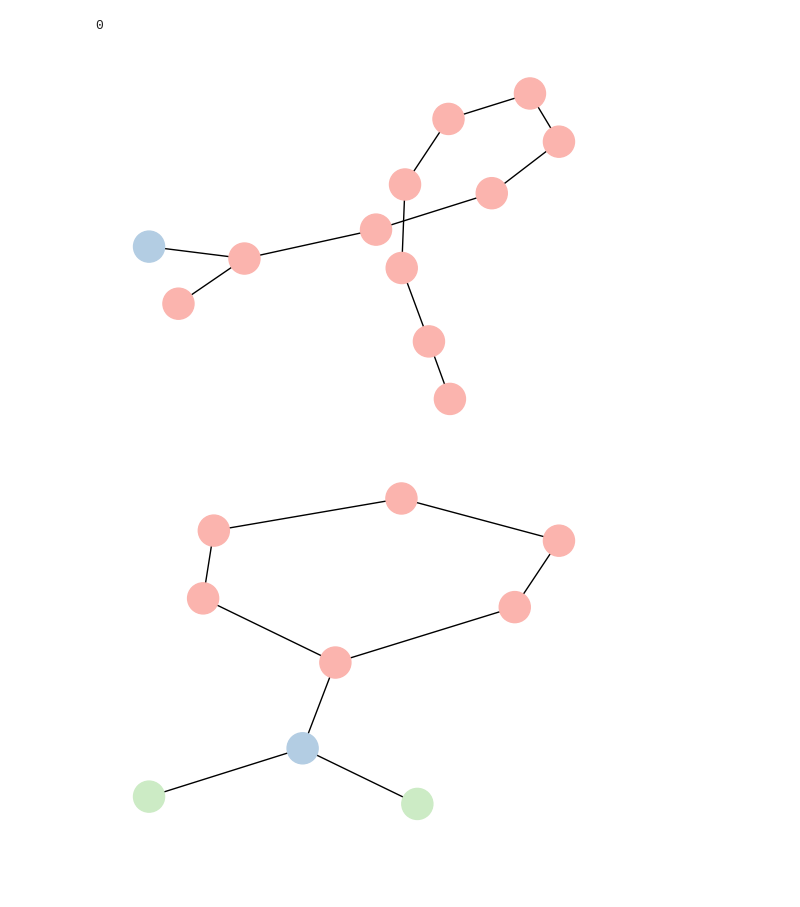
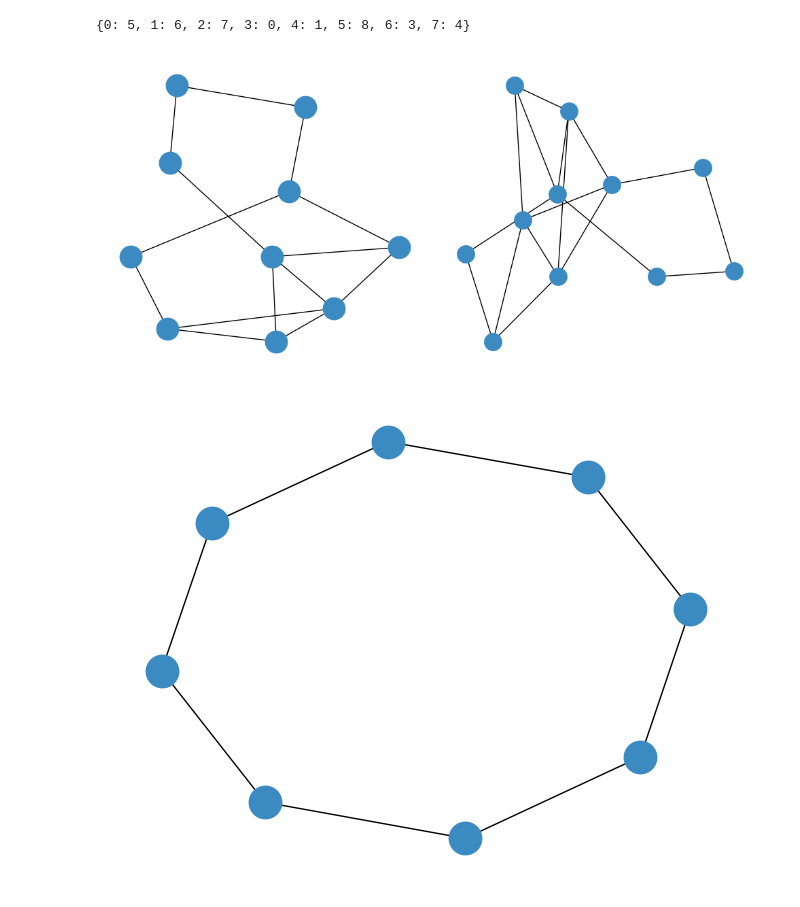
Before and after one commit to tsimiho/gmn, a Jupyter notebook: plots.ipynb, the cells around one changed output. Saved outputs shown, nothing was run; the diff lists cells and outputs as text; code cells hidden in the pictures; blank space fills up the shorter version.

```diff
--- a/plots.ipynb
+++ b/plots.ipynb
@@ -356,29 +356,30 @@ def loop(graph1, graph2, attentions, t):
                 and len(pattern) > 2
             ):
                 summary = g1_subgraph
-
+                # plot_mutag(summary)
 
                 if len(pattern) > most_nodes:
                     most_nodes = len(pattern)
                     largest_summary = summary
-                    print(i)
+                    final_pattern = pattern
 
-    return largest_summary
+    return largest_summary, final_pattern
 # %%
-(graph1, graph2, attentions) = torch.load("mutag_new.pt")
+(graph1, graph2, attentions) = torch.load("method2_oof_exact_cycle_8.pt")
 
-summary = loop(graph1, graph2, attentions, 0.05)
+summary, final_pattern = loop(graph1, graph2, attentions, 0.1)
 
 nx_graph1 = to_networkx(graph1, to_undirected=True)
 nx_graph2 = to_networkx(graph2, to_undirected=True)
 ismags = nx.isomorphism.ISMAGS(nx_graph1, nx_graph2)
 
-largest_common_subgraph = list(ismags.largest_common_subgraph())
+print(final_pattern)
+# largest_common_subgraph = list(ismags.largest_common_subgraph())
 
-plot_mutag(create_subgraphs(largest_common_subgraph[0], graph1, graph2)[0])
-
-plot_mutag(summary)
+# plot_mutag(create_subgraphs(largest_common_subgraph[0], graph1, graph2)[0])
+plot_graph_pair(graph1, graph2)
+plot_graph(summary)
 # %% [output]
-0
+{0: 5, 1: 6, 2: 7, 3: 0, 4: 1, 5: 8, 6: 3, 7: 4}
-[figure, old version]
+[figure, new version]
-[figure, old version]
+[figure, new version]
```
Also changed, not shown: parts of 9 cells of this notebook, 5 other files.
